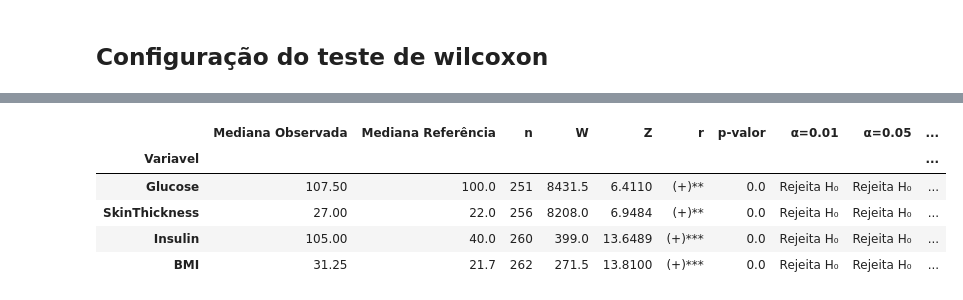
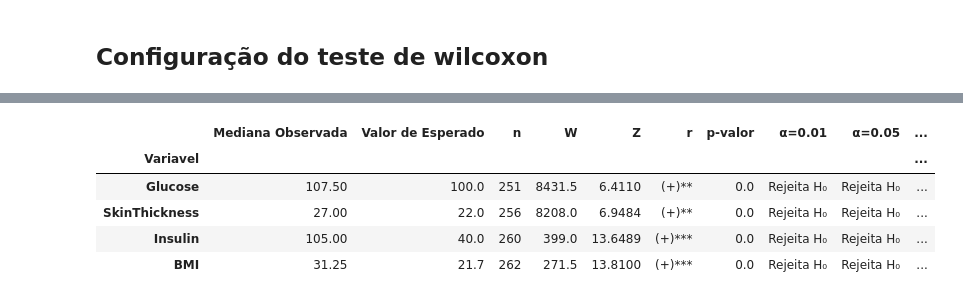
Before and after one commit to ArthurCordeiro-exe/inference-statistic, a Jupyter notebook: análise exploratória.ipynb, the cells around one changed output, grey strips where cells are left out. Saved outputs shown, nothing was run; the diff lists cells and outputs as text; code cells hidden in the pictures.

```diff
--- a/análise exploratória.ipynb
+++ b/análise exploratória.ipynb
@@ -301,40 +349,42 @@ resultados_wilcoxon = []
 
 for col in num_cols:
 
-    dados = df[col].dropna()
+    dados = df[col]
     referencia = valores_referencia[col]
     diferencas = dados - referencia
 
     stat, pvalue = wilcoxon(
         diferencas,
         alternative="two-sided",
         zero_method="wilcox",
+        method="approx",
+        correction=True,
     )
 
     z, n = z_stat(diferencas)
 
     r = rosenthal_r(z, n)
 
     resultados_wilcoxon.append({
         "Variavel": col,
         "Mediana Observada": round(dados.median(), 4),
-        "Mediana Referência": referencia,
+        "Valor de Esperado": referencia,
         "n": n,
         "W": round(stat, 4),
         "Z": round(z, 4),
         "r": rosenthal_label(r),
         "p-valor": round(pvalue, 6),
         "α=0.01": "Rejeita H₀" if pvalue < 0.01 else "Não Rejeita H₀",
         "α=0.05": "Rejeita H₀" if pvalue < 0.05 else "Não Rejeita H₀",
         "α=0.10": "Rejeita H₀" if pvalue < 0.10 else "Não Rejeita H₀",
     })
 
 df_resultados_wilcoxon = pd.DataFrame(resultados_wilcoxon)
 df_resultados_wilcoxon.index = df_resultados_wilcoxon.pop("Variavel")
 
 df_resultados_wilcoxon
 # %% [output]
-|  | Mediana Observada | Mediana Referência | n | W | Z | r | p-valor | α=0.01 | α=0.05 | ... |
+|  | Mediana Observada | Valor de Esperado | n | W | Z | r | p-valor | α=0.01 | α=0.05 | ... |
 | Variavel |  |  |  |  |  |  |  |  |  | ... |
 | Glucose | 107.50 | 100.0 | 251 | 8431.5 | 6.4110 | (+)** | 0.0 | Rejeita H₀ | Rejeita H₀ | ... |
 | SkinThickness | 27.00 | 22.0 | 256 | 8208.0 | 6.9484 | (+)** | 0.0 | Rejeita H₀ | Rejeita H₀ | ... |
```
Also changed, not shown: parts of 11 cells of this notebook.
